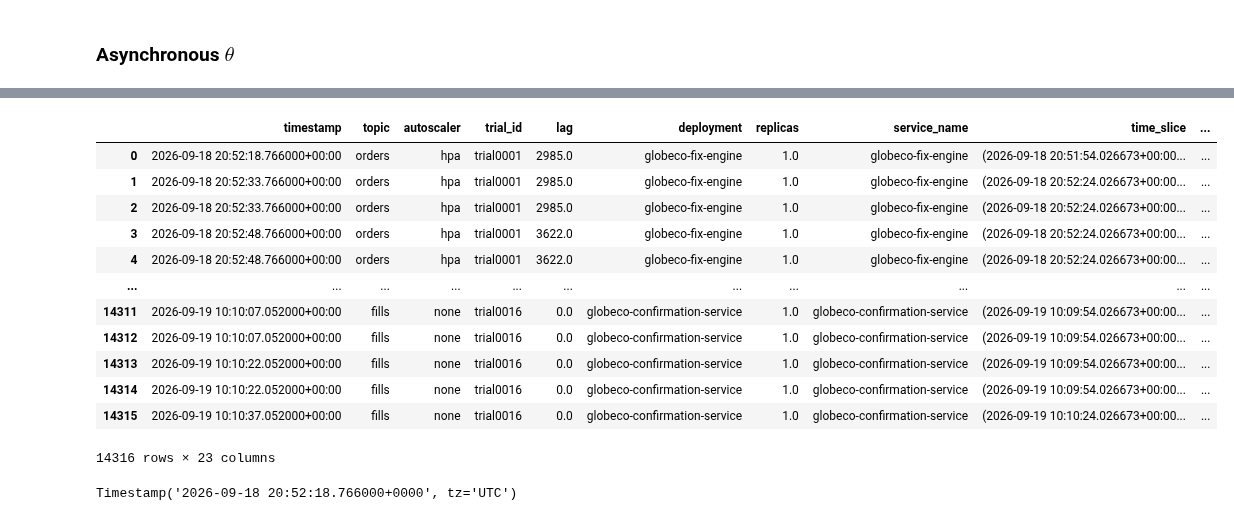
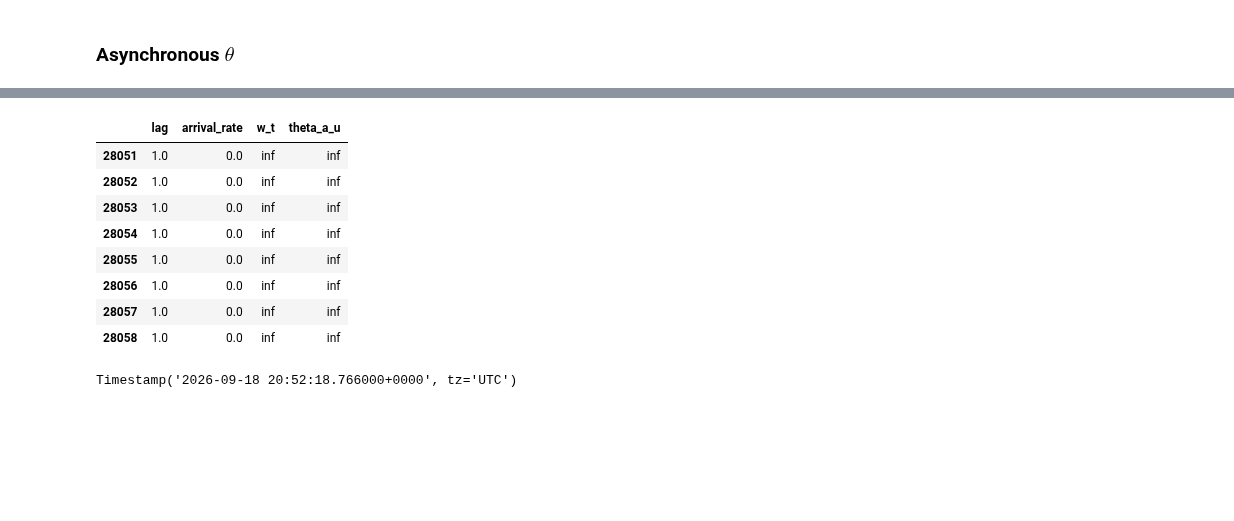
Before and after one commit to kasbench/kasbench-analysis, a Jupyter notebook: src/fdr.ipynb, the cells around one changed output, grey strips where cells are left out. Drawn from its saved outputs; the diff is of its cells as text; code cells hidden in the pictures; blank space fills up the shorter version.

Commit message:
asynch metrics working

```diff
--- a/src/fdr.ipynb
+++ b/src/fdr.ipynb
@@ -548,0 +553,15 @@ params["tau_table_html"] = common.weighted_synchronous_tau_to_html(weighted_tau_
+# %%
+query = "sum(rate(kafka_publish_success_total[2m]))"
+client = docker.from_env()
+port = 9099
+
+files = common.get_s3_file_listing(s3_bucket, s3_prefix=RUN)
+
+arrival_rate_df = common.get_metric_from_tsdb(
+    s3_bucket,
+    files,
+    query,
+    client=client,
+    port=port)
+
+arrival_rate_df
@@ -549,8 +630,8 @@ params["tau_table_html"] = common.weighted_synchronous_tau_to_html(weighted_tau_
 # %% [markdown]
 ### Asynchronous $\theta$
 # %%
-lag_df, agg_df = common.get_asynchronous_metrics(None, RUN, s3_bucket, earliest_run_time, latest_run_time,
+lag_df, agg_df = common.get_asynchronous_metrics(files, RUN, s3_bucket, earliest_run_time, latest_run_time,
     l_max=20, l_target=10, n_min=0, u_target=0.50, gamma=0.50, omega=0.50, time_slice_seconds=TIME_SLICE_SECONDS,
-    log_df=log_df)
+    arrival_rate_df=arrival_rate_df, w_max=60, tolerance=0.20)
 agg_df
 # %% [output]
@@ -576,21 +643,19 @@ Name: timestamp, Length: 7334, dtype: datetime64[ns]
 # %%
 params["asynchronous_metrics_table_html"] = common.weighted_asynchronous_metrics_df_to_html(agg_df)
 # %%
-lag_df
+import numpy as np
+none_df = lag_df[lag_df.autoscaler=="none"]
+none_df[np.isinf(none_df['theta_a_u'])][["lag", "arrival_rate", "w_t", "theta_a_u"]]
 # %% [output]
-|  | timestamp | topic | autoscaler | trial_id | lag | deployment | replicas | service_name | time_slice | ... |
-| 0 | 2026-09-18 20:52:18.766000+00:00 | orders | hpa | trial0001 | 2985.0 | globeco-fix-engine | 1.0 | globeco-fix-engine | (2026-09-18 20:51:54.026673+00:00... | ... |
-| 1 | 2026-09-18 20:52:33.766000+00:00 | orders | hpa | trial0001 | 2985.0 | globeco-fix-engine | 1.0 | globeco-fix-engine | (2026-09-18 20:52:24.026673+00:00... | ... |
-| 2 | 2026-09-18 20:52:33.766000+00:00 | orders | hpa | trial0001 | 2985.0 | globeco-fix-engine | 1.0 | globeco-fix-engine | (2026-09-18 20:52:24.026673+00:00... | ... |
-| 3 | 2026-09-18 20:52:48.766000+00:00 | orders | hpa | trial0001 | 3622.0 | globeco-fix-engine | 1.0 | globeco-fix-engine | (2026-09-18 20:52:24.026673+00:00... | ... |
-| 4 | 2026-09-18 20:52:48.766000+00:00 | orders | hpa | trial0001 | 3622.0 | globeco-fix-engine | 1.0 | globeco-fix-engine | (2026-09-18 20:52:24.026673+00:00... | ... |
-| ... | ... | ... | ... | ... | ... | ... | ... | ... | ... | ... |
-| 14311 | 2026-09-19 10:10:07.052000+00:00 | fills | none | trial0016 | 0.0 | globeco-confirmation-service | 1.0 | globeco-confirmation-service | (2026-09-19 10:09:54.026673+00:00... | ... |
-| 14312 | 2026-09-19 10:10:07.052000+00:00 | fills | none | trial0016 | 0.0 | globeco-confirmation-service | 1.0 | globeco-confirmation-service | (2026-09-19 10:09:54.026673+00:00... | ... |
-| 14313 | 2026-09-19 10:10:22.052000+00:00 | fills | none | trial0016 | 0.0 | globeco-confirmation-service | 1.0 | globeco-confirmation-service | (2026-09-19 10:09:54.026673+00:00... | ... |
-| 14314 | 2026-09-19 10:10:22.052000+00:00 | fills | none | trial0016 | 0.0 | globeco-confirmation-service | 1.0 | globeco-confirmation-service | (2026-09-19 10:09:54.026673+00:00... | ... |
-| 14315 | 2026-09-19 10:10:37.052000+00:00 | fills | none | trial0016 | 0.0 | globeco-confirmation-service | 1.0 | globeco-confirmation-service | (2026-09-19 10:10:24.026673+00:00... | ... |
+|  | lag | arrival_rate | w_t | theta_a_u |
+| 28051 | 1.0 | 0.0 | inf | inf |
+| 28052 | 1.0 | 0.0 | inf | inf |
+| 28053 | 1.0 | 0.0 | inf | inf |
+| 28054 | 1.0 | 0.0 | inf | inf |
+| 28055 | 1.0 | 0.0 | inf | inf |
+| 28056 | 1.0 | 0.0 | inf | inf |
+| 28057 | 1.0 | 0.0 | inf | inf |
+| 28058 | 1.0 | 0.0 | inf | inf |
-14316 rows × 23 columns
 # %%
 lag_df.timestamp.min()
 # %% [output]
```
Also changed, not shown: parts of 7 cells of this notebook, 1 other file.
